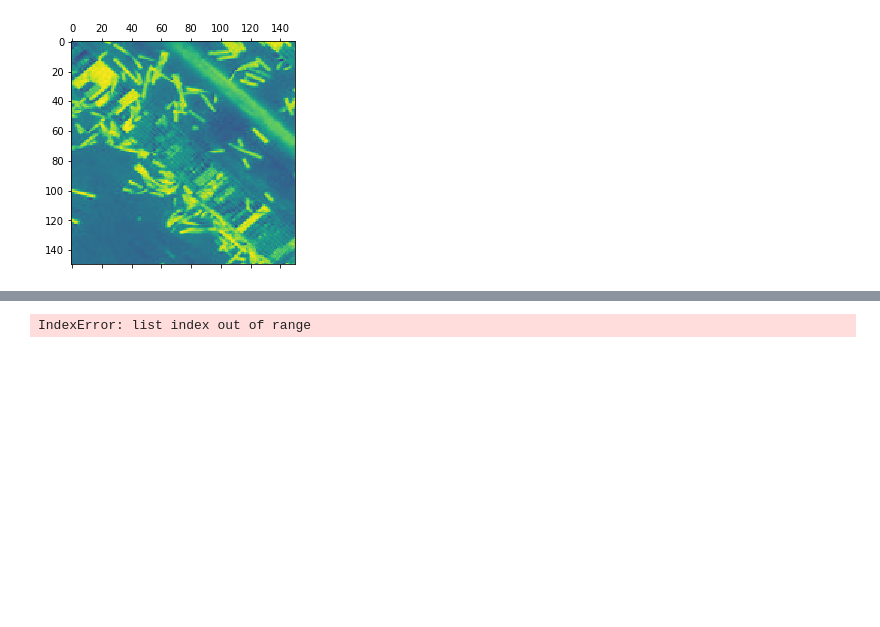
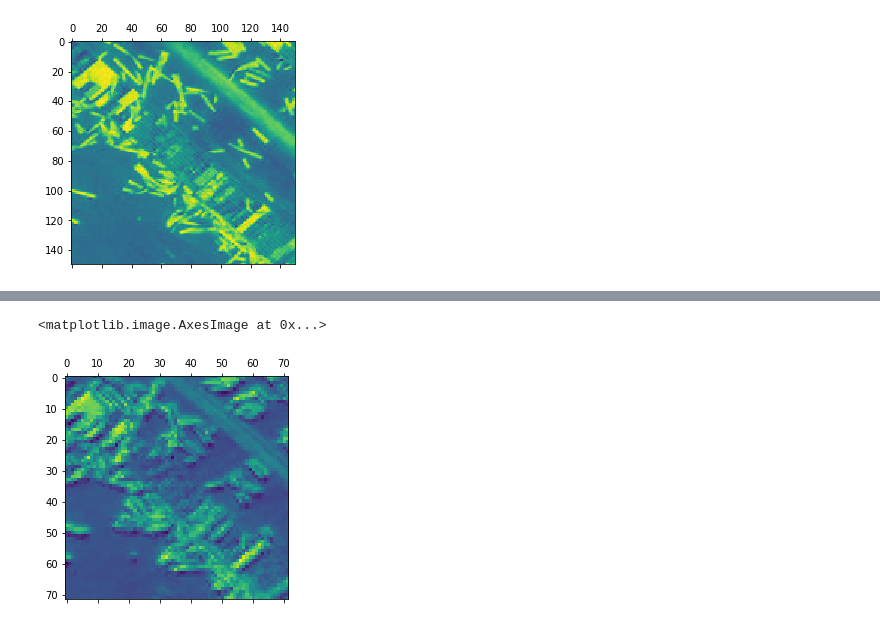
Before and after one commit to AxelEutarici/M2_SISE_Images_Classification, a Jupyter notebook: original_pytorch.ipynb, the cells around one changed output, grey strips where cells are left out. Cells and saved outputs as stored; diff of their text form; code cells hidden in the pictures; blank space fills up the shorter version.

```diff
--- a/original_pytorch.ipynb
+++ b/original_pytorch.ipynb
@@ -297,5 +298,6 @@ IndexError: index 1 is out of bounds for dimension 0 with size 1
 # %%
-second_layer_activation = activations[1]
-plt.matshow(second_layer_activation[0][0, :, :], cmap='viridis')
+third_layer_activation = activations[3]
+plt.matshow(third_layer_activation[0][0, :, :].detach().numpy(), cmap='viridis')
 # %% [output]
-IndexError: list index out of range
+<matplotlib.image.AxesImage at 0x...>
+[figure, added]
```
Also changed, not shown: parts of 4 cells of this notebook.
